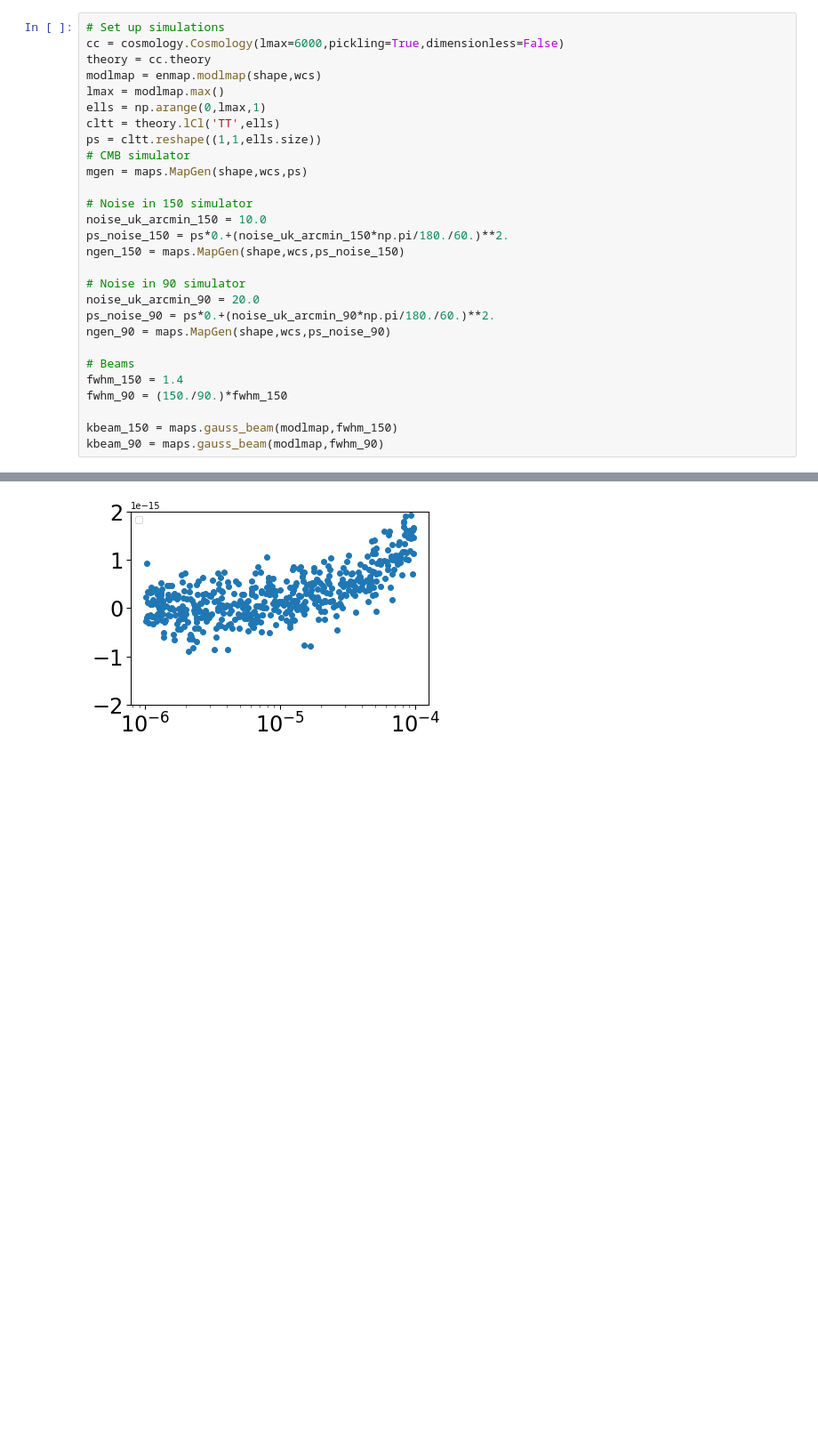
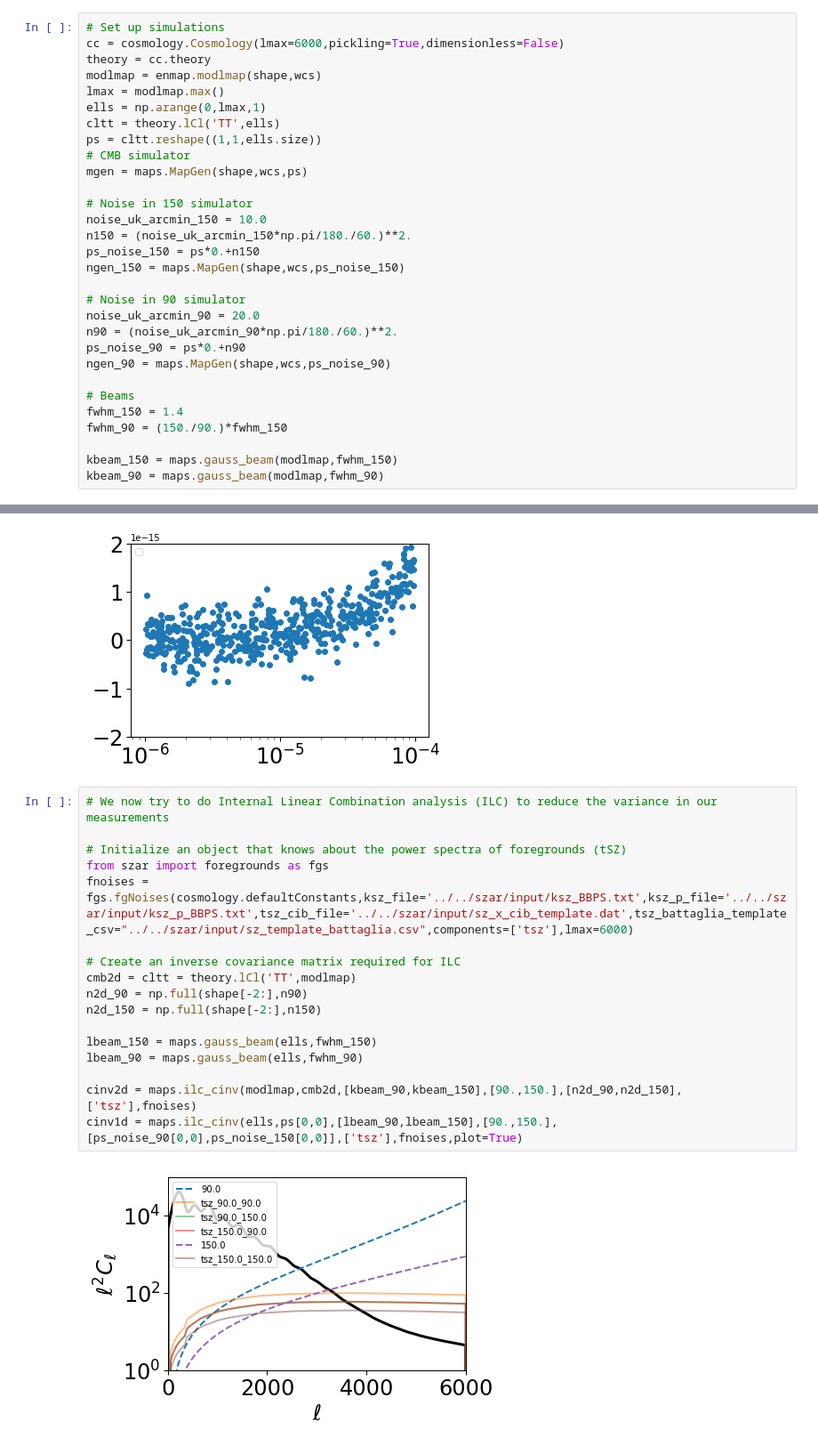
Before and after one commit to msyriac/orphics, a Jupyter notebook: tutorials/aperture.ipynb, the cells around one changed output, grey strips where cells are left out. Shown at 89% size. Saved outputs shown, nothing was run; the diff lists cells and outputs as text; blank space fills up the shorter version.

```diff
--- a/tutorials/aperture.ipynb
+++ b/tutorials/aperture.ipynb
@@ -106,12 +109,14 @@ mgen = maps.MapGen(shape,wcs,ps)
 
 # Noise in 150 simulator
 noise_uk_arcmin_150 = 10.0
-ps_noise_150 = ps*0.+(noise_uk_arcmin_150*np.pi/180./60.)**2.
+n150 = (noise_uk_arcmin_150*np.pi/180./60.)**2.
+ps_noise_150 = ps*0.+n150
 ngen_150 = maps.MapGen(shape,wcs,ps_noise_150)
 
 # Noise in 90 simulator
 noise_uk_arcmin_90 = 20.0
-ps_noise_90 = ps*0.+(noise_uk_arcmin_90*np.pi/180./60.)**2.
+n90 = (noise_uk_arcmin_90*np.pi/180./60.)**2.
+ps_noise_90 = ps*0.+n90
 ngen_90 = maps.MapGen(shape,wcs,ps_noise_90)
 
 # Beams
@@ -229,3 +234,22 @@ pl.legend()
 pl.done()
 # %% [output]
 [figure]
+# %%
+# We now try to do Internal Linear Combination analysis (ILC) to reduce the variance in our measurements
+
+# Initialize an object that knows about the power spectra of foregrounds (tSZ)
+from szar import foregrounds as fgs
+fnoises = fgs.fgNoises(cosmology.defaultConstants,ksz_file='../../szar/input/ksz_BBPS.txt',ksz_p_file='../../szar/input/ksz_p_BBPS.txt',tsz_cib_file='../../szar/input/sz_x_cib_template.dat',tsz_battaglia_template_csv="../../szar/input/sz_template_battaglia.csv",components=['tsz'],lmax=6000)
+
+# Create an inverse covariance matrix required for ILC
+cmb2d = cltt = theory.lCl('TT',modlmap)
+n2d_90 = np.full(shape[-2:],n90)
+n2d_150 = np.full(shape[-2:],n150)
+
+lbeam_150 = maps.gauss_beam(ells,fwhm_150)
+lbeam_90 = maps.gauss_beam(ells,fwhm_90)
+
+cinv2d = maps.ilc_cinv(modlmap,cmb2d,[kbeam_90,kbeam_150],[90.,150.],[n2d_90,n2d_150],['tsz'],fnoises)
+cinv1d = maps.ilc_cinv(ells,ps[0,0],[lbeam_90,lbeam_150],[90.,150.],[ps_noise_90[0,0],ps_noise_150[0,0]],['tsz'],fnoises,plot=True)
+# %% [output]
+[figure, added]
```
Also changed, not shown: parts of 10 cells of this notebook, 3 other files.
